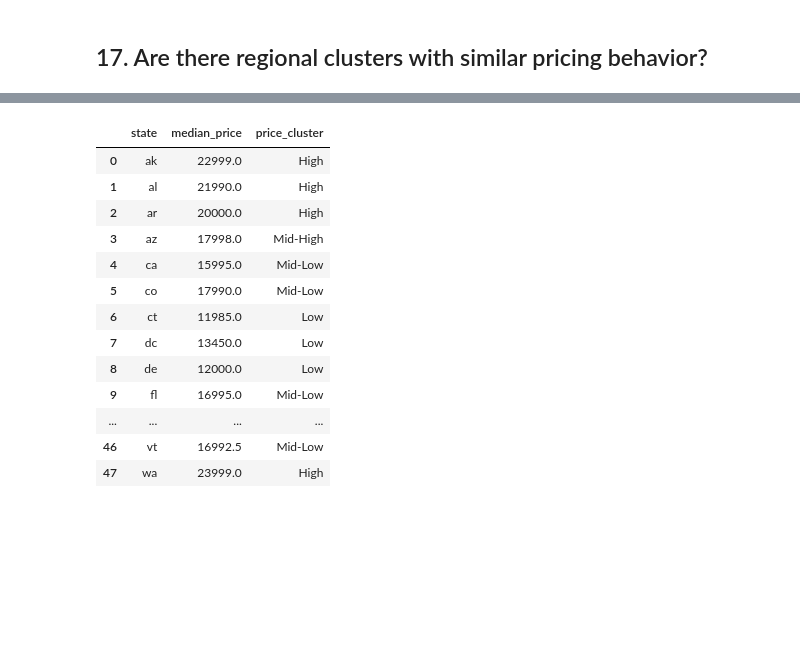
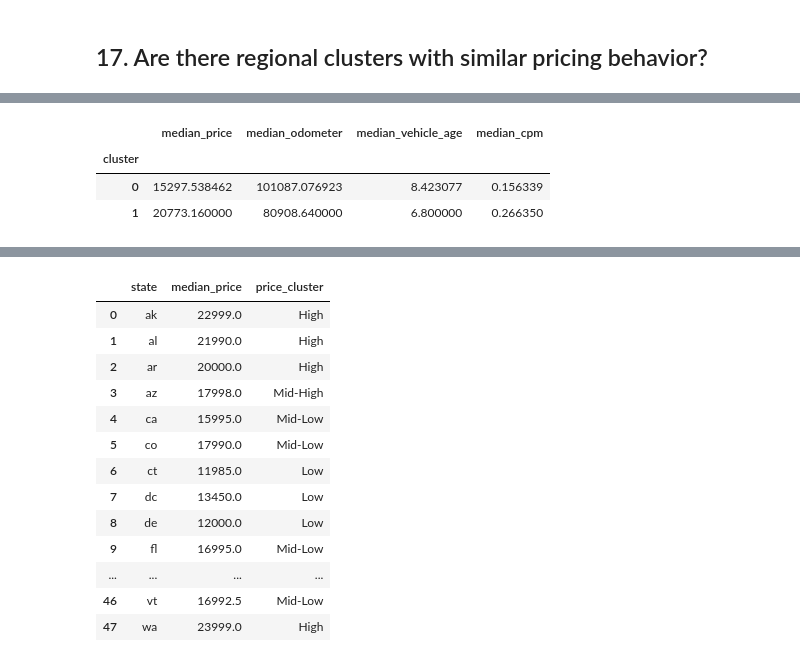
Before and after one commit to jdegand/fleet-analysis, a Jupyter notebook: notebooks/03_fleet_analysis.ipynb, the cells around one changed output, grey strips where cells are left out. Cells and saved outputs as stored; diff of their text form; code cells hidden in the pictures; blank space fills up the shorter version.

```diff
--- a/notebooks/03_fleet_analysis.ipynb
+++ b/notebooks/03_fleet_analysis.ipynb
@@ -560,0 +580,7 @@ display(state_summary[["state", "cluster"]].sort_values("cluster"))
+# %%
+state_summary.groupby("cluster")[["median_price", "median_odometer", "median_vehicle_age", "median_cpm"]].mean()
+# %% [output]
+|  | median_price | median_odometer | median_vehicle_age | median_cpm |
+| cluster |  |  |  |  |
+| 0 | 15297.538462 | 101087.076923 | 8.423077 | 0.156339 |
+| 1 | 20773.160000 | 80908.640000 | 6.800000 | 0.266350 |
```
Also changed, not shown: parts of 2 cells of this notebook.
